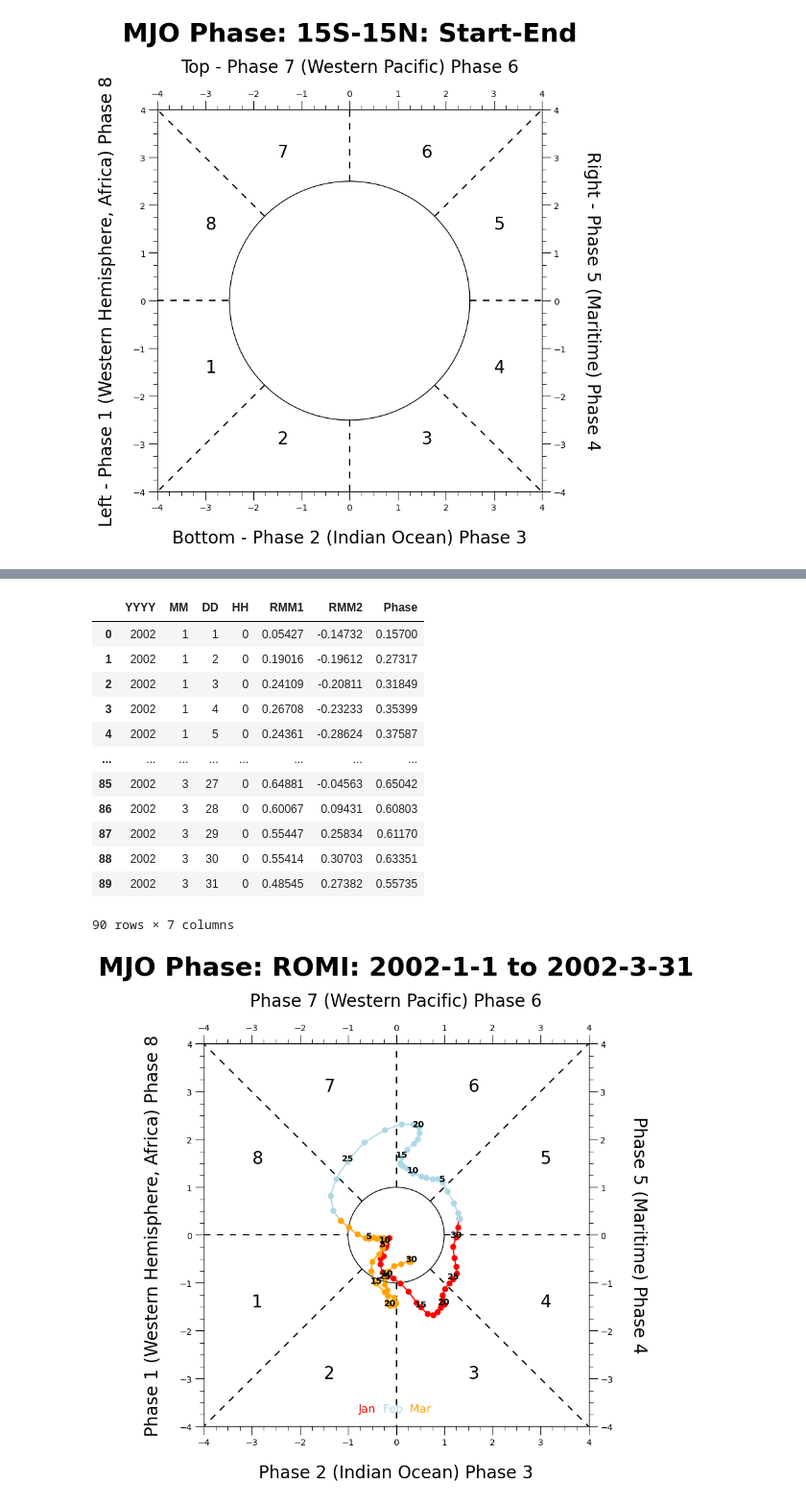
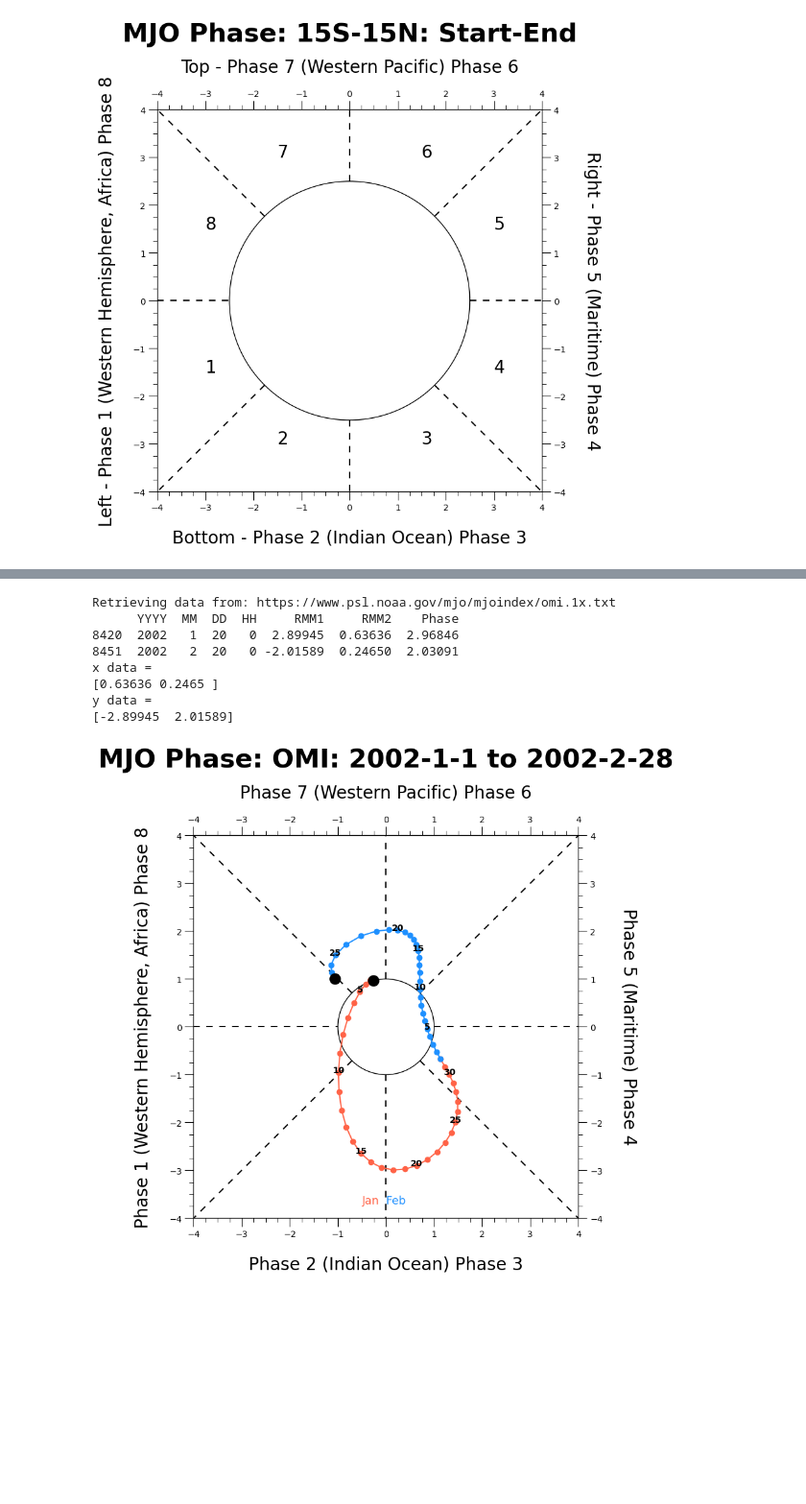
Before and after one commit to cyschneck/geocat-research, a Jupyter notebook: mjo/mjo_phase_background.ipynb, the cells around one changed output, grey strips where cells are left out. Shown at 96% size. Drawn from its saved outputs; the diff is of its cells as text; code cells hidden in the pictures; blank space fills up the shorter version.

```diff
--- a/mjo/mjo_phase_background.ipynb
+++ b/mjo/mjo_phase_background.ipynb
@@ -171,7 +183,17 @@ The Wheeler-Hendon MJO index plots the time, location, and magnitude/amplitude o
 # %%
 import pandas as pd
 # %%
-#romi_url = "https://www.psl.noaa.gov/mjo/mjoindex/romi.cpcolr.1x.txt"
-romi_url = "https://www.psl.noaa.gov/mjo/mjoindex/romi.1x.txt"
-df = pd.read_csv(romi_url, sep="\s+", header=None, names=["YYYY", "MM", "DD", "HH", "RMM1", "RMM2", "Phase"])
-df
+def retrieve_NOAA_data(data_type=None):
+    # https://www.psl.noaa.gov/mjo/
+    # OMI: https://www.psl.noaa.gov/mjo/mjoindex/omi.1x.txt
+    # VPM: https://www.psl.noaa.gov/mjo/mjoindex/vpm.1x.txt
+    # ROMI: https://www.psl.noaa.gov/mjo/mjoindex/romi.1x.txt
+    url = f"https://www.psl.noaa.gov/mjo/mjoindex/{data_type.lower()}.1x.txt"
+    column_names = ["YYYY", "MM", "DD", "HH", "RMM1", "RMM2", "Phase"]
+    try:
+        df = pd.read_csv(url, sep="\s+", header=None, names=column_names)
+        print(f"Retrieving data from: {url}")
+        return df
+    except:
+        print(f"invalid url: {url}")
+        return pd.DataFrame(columns=column_names)
@@ -192,23 +200,3 @@ df
-# %%
-#df_2002 = df[df["YYYY"] == 2002]
-df_2002 = df[(df["YYYY"] == 2002) & ((df["MM"] == 1) | (df["MM"] == 2) | (df["MM"] == 3))]
-#df_2002 = df[(df["YYYY"] == 2002) & ((df["MM"] == 1))]
-#df_2002 = df[(df["YYYY"] == 2002) & (df["MM"] == 1) | (df["MM"] == 2) | (df["MM"] == 3)]
-df_2002
-# %% [output]
-|  | YYYY | MM | DD | HH | RMM1 | RMM2 | Phase |
-| 0 | 2002 | 1 | 1 | 0 | 0.05427 | -0.14732 | 0.15700 |
-| 1 | 2002 | 1 | 2 | 0 | 0.19016 | -0.19612 | 0.27317 |
-| 2 | 2002 | 1 | 3 | 0 | 0.24109 | -0.20811 | 0.31849 |
-| 3 | 2002 | 1 | 4 | 0 | 0.26708 | -0.23233 | 0.35399 |
-| 4 | 2002 | 1 | 5 | 0 | 0.24361 | -0.28624 | 0.37587 |
-| ... | ... | ... | ... | ... | ... | ... | ... |
-| 85 | 2002 | 3 | 27 | 0 | 0.64881 | -0.04563 | 0.65042 |
-| 86 | 2002 | 3 | 28 | 0 | 0.60067 | 0.09431 | 0.60803 |
-| 87 | 2002 | 3 | 29 | 0 | 0.55447 | 0.25834 | 0.61170 |
-| 88 | 2002 | 3 | 30 | 0 | 0.55414 | 0.30703 | 0.63351 |
-| 89 | 2002 | 3 | 31 | 0 | 0.48545 | 0.27382 | 0.55735 |
-90 rows × 7 columns
 # %%
 # Create base of the map for a Phase Diagram
 from matplotlib import pyplot as plt
@@ -406,6 +410,26 @@ def mjo_phase_background_data(is_darkmode=False,
                 fontweight="bold")
     plt.show()
 # %%
-mjo_phase_background_data(is_darkmode=False, radius=1, data=df_2002)
+type_of_phase = "OMI"
+noaa_df = retrieve_NOAA_data(type_of_phase)
+
+#df_2002 = noaa_df[noaa_df["YYYY"] == 2002]
+#df_2002 = noaa_df[(noaa_df["YYYY"] == 2002) & ((noaa_df["MM"] == 1))]
+df_2002 = noaa_df[(noaa_df["YYYY"] == 2002) & ((noaa_df["MM"] == 1) | (noaa_df["MM"] == 2))]
+#df_2002 = noaa_df[(noaa_df["YYYY"] == 2002) & ((noaa_df["MM"] == 1) | (noaa_df["MM"] == 2) | (noaa_df["MM"] == 3))]
+
+mjo_phase_plot(is_darkmode=False,
+               radius=1,
+               data=df_2002,
+               phase_type=type_of_phase,
+               display_phase_number=False)
 # %% [output]
+Retrieving data from: https://www.psl.noaa.gov/mjo/mjoindex/omi.1x.txt
+      YYYY  MM  DD  HH     RMM1     RMM2    Phase
+8420  2002   1  20   0  2.89945  0.63636  2.96846
+8451  2002   2  20   0 -2.01589  0.24650  2.03091
+x data =
+[0.63636 0.2465 ]
+y data =
+[-2.89945  2.01589]
-[figure, old version]
+[figure, new version]
```
Also changed, not shown: parts of 3 cells of this notebook.
